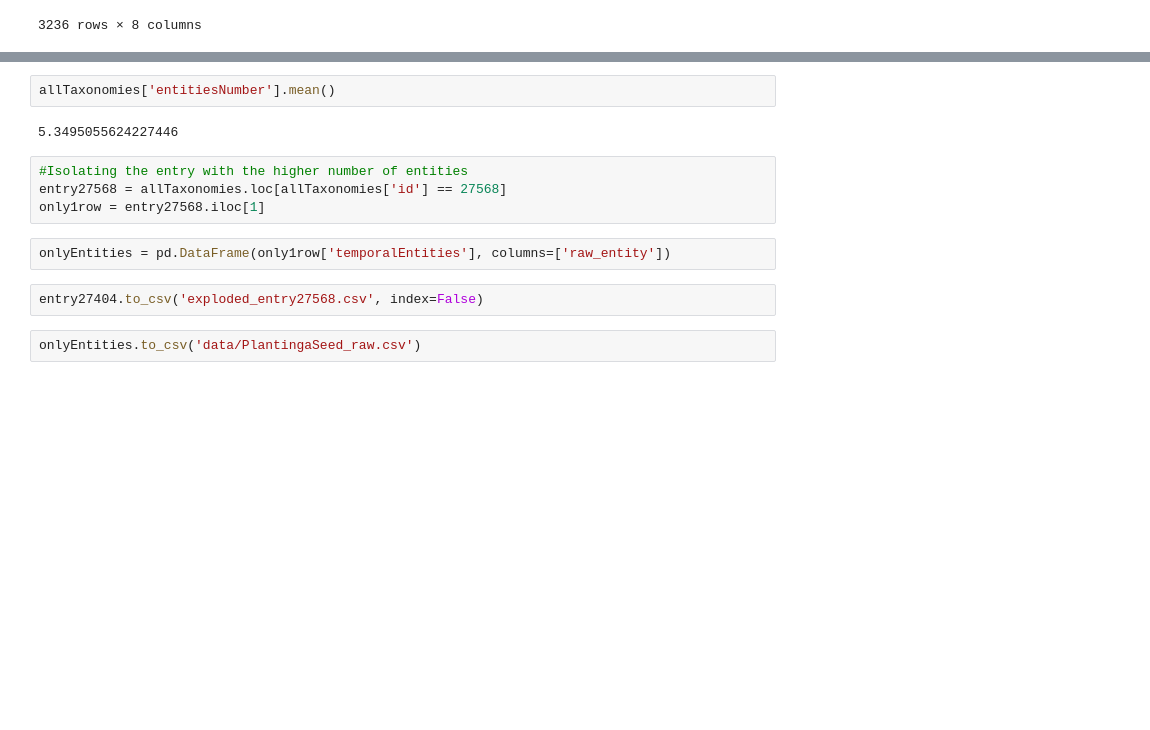
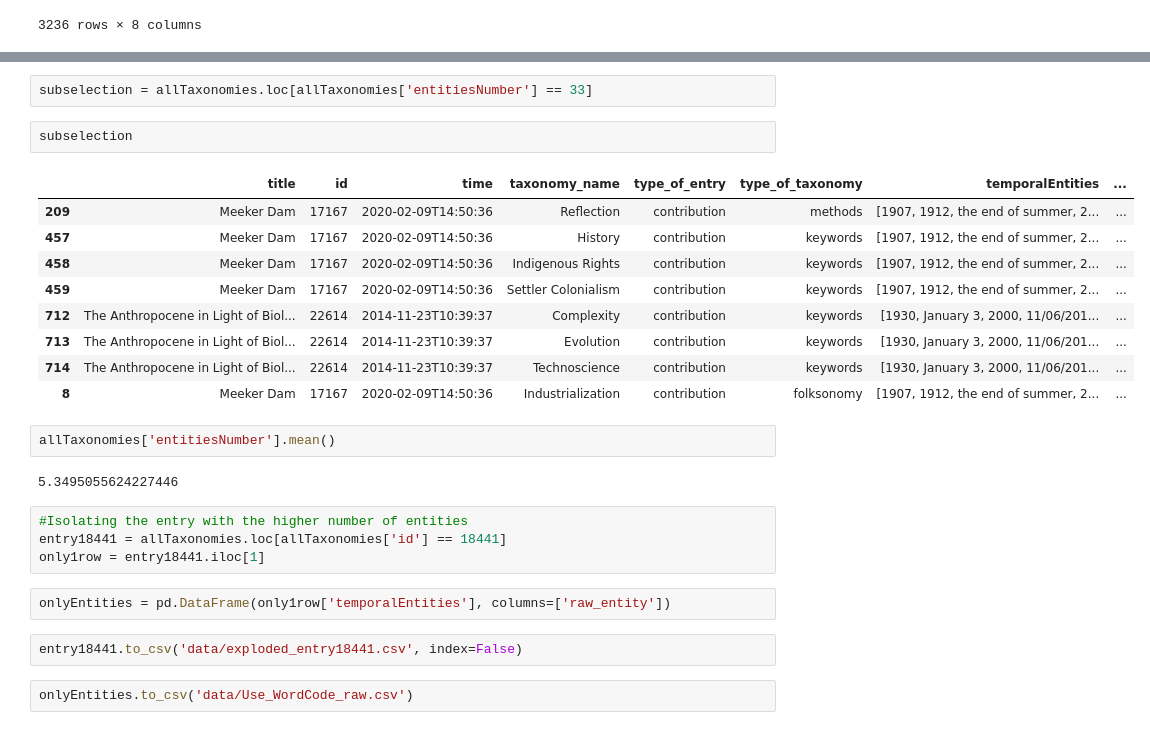
Before and after one commit to uclab-potsdam/dmacp, a Jupyter notebook: francesca/analysis/Folksonomies_TemporalAnalysis.ipynb, the cells around one changed output, grey strips where cells are left out. Drawn from its saved outputs; the diff is of its cells as text; blank space fills up the shorter version.

```diff
--- a/francesca/analysis/Folksonomies_TemporalAnalysis.ipynb
+++ b/francesca/analysis/Folksonomies_TemporalAnalysis.ipynb
@@ -417,16 +424,30 @@ allTaxonomies.sort_values('entitiesNumber', ascending=False)
+# %%
+subselection = allTaxonomies.loc[allTaxonomies['entitiesNumber'] == 33]
+# %%
+subselection
+# %% [output]
+|  | title | id | time | taxonomy_name | type_of_entry | type_of_taxonomy | temporalEntities | ... |
+| 209 | Meeker Dam | 17167 | 2020-02-09T14:50:36 | Reflection | contribution | methods | [1907, 1912, the end of summer, 2... | ... |
+| 457 | Meeker Dam | 17167 | 2020-02-09T14:50:36 | History | contribution | keywords | [1907, 1912, the end of summer, 2... | ... |
+| 458 | Meeker Dam | 17167 | 2020-02-09T14:50:36 | Indigenous Rights | contribution | keywords | [1907, 1912, the end of summer, 2... | ... |
+| 459 | Meeker Dam | 17167 | 2020-02-09T14:50:36 | Settler Colonialism | contribution | keywords | [1907, 1912, the end of summer, 2... | ... |
+| 712 | The Anthropocene in Light of Biol... | 22614 | 2014-11-23T10:39:37 | Complexity | contribution | keywords | [1930, January 3, 2000, 11/06/201... | ... |
+| 713 | The Anthropocene in Light of Biol... | 22614 | 2014-11-23T10:39:37 | Evolution | contribution | keywords | [1930, January 3, 2000, 11/06/201... | ... |
+| 714 | The Anthropocene in Light of Biol... | 22614 | 2014-11-23T10:39:37 | Technoscience | contribution | keywords | [1930, January 3, 2000, 11/06/201... | ... |
+| 8 | Meeker Dam | 17167 | 2020-02-09T14:50:36 | Industrialization | contribution | folksonomy | [1907, 1912, the end of summer, 2... | ... |
 # %%
 allTaxonomies['entitiesNumber'].mean()
 # %% [output]
 5.3495055624227446
 # %%
 #Isolating the entry with the higher number of entities
-entry27568 = allTaxonomies.loc[allTaxonomies['id'] == 27568]
-only1row = entry27568.iloc[1]
+entry18441 = allTaxonomies.loc[allTaxonomies['id'] == 18441]
+only1row = entry18441.iloc[1]
 # %%
 onlyEntities = pd.DataFrame(only1row['temporalEntities'], columns=['raw_entity'])
 # %%
-entry27404.to_csv('exploded_entry27568.csv', index=False)
+entry18441.to_csv('data/exploded_entry18441.csv', index=False)
 # %%
-onlyEntities.to_csv('data/PlantingaSeed_raw.csv')
+onlyEntities.to_csv('data/Use_WordCode_raw.csv')
 # %%
 entry27568
```
Also changed, not shown: parts of 2 cells of this notebook, 11 other files.
